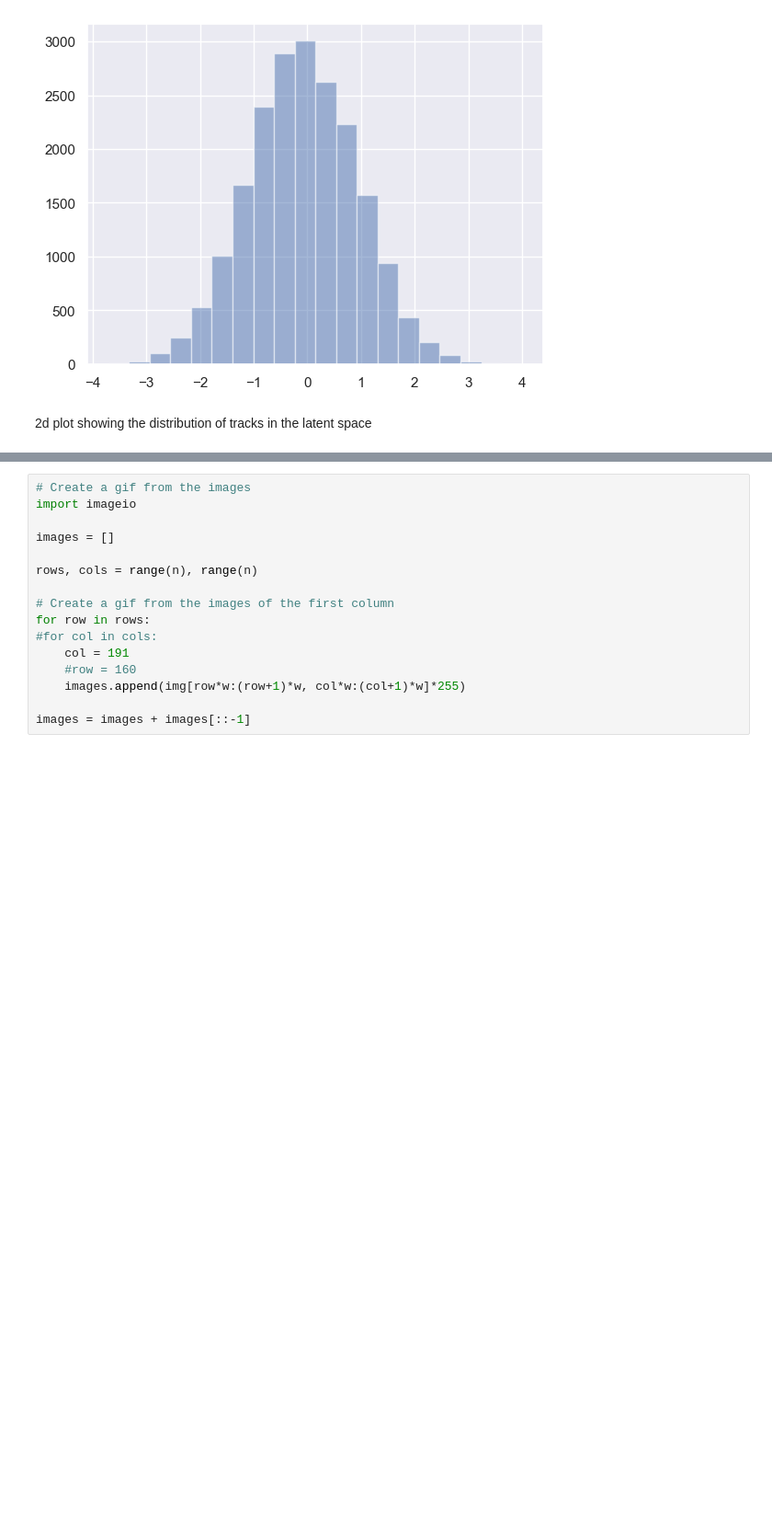
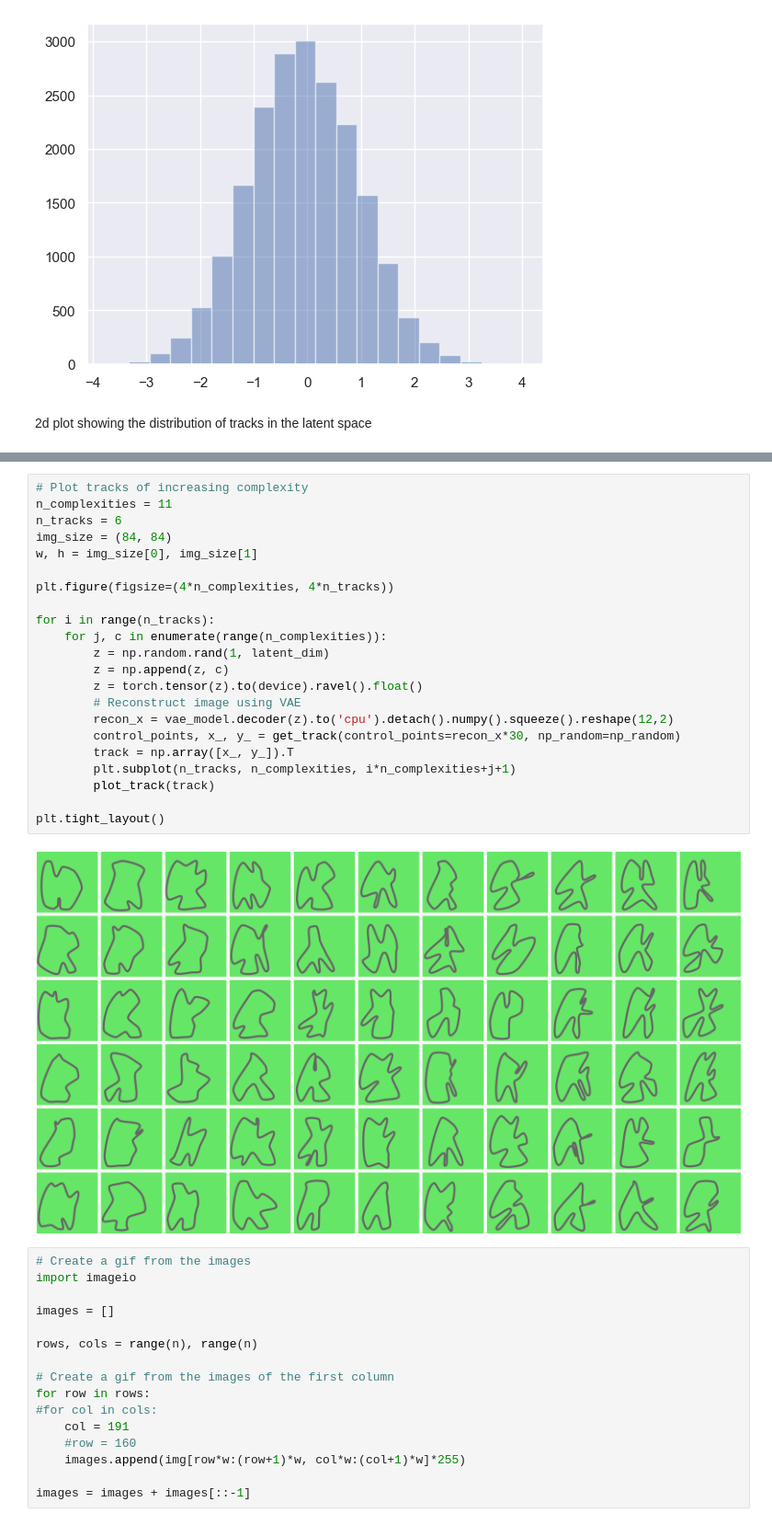
Before and after one commit to JuanJoseZapata/curriculum_learning_ws, a Jupyter notebook: scripts/VAE/CarRacing/VAE_CarRacing.ipynb, the cells around one changed output, grey strips where cells are left out. Shown at 92% size. Saved outputs shown, nothing was run; the diff lists cells and outputs as text; blank space fills up the shorter version.

```diff
--- a/scripts/VAE/CarRacing/VAE_CarRacing.ipynb
+++ b/scripts/VAE/CarRacing/VAE_CarRacing.ipynb
@@ -1216,3 +1220,27 @@ plt.show()
+# %%
+# Plot tracks of increasing complexity
+n_complexities = 11
+n_tracks = 6
+img_size = (84, 84)
+w, h = img_size[0], img_size[1]
+
+plt.figure(figsize=(4*n_complexities, 4*n_tracks))
+
+for i in range(n_tracks):
+    for j, c in enumerate(range(n_complexities)):
+        z = np.random.rand(1, latent_dim)
+        z = np.append(z, c)
+        z = torch.tensor(z).to(device).ravel().float()
+        # Reconstruct image using VAE
+        recon_x = vae_model.decoder(z).to('cpu').detach().numpy().squeeze().reshape(12,2)
+        control_points, x_, y_ = get_track(control_points=recon_x*30, np_random=np_random)
+        track = np.array([x_, y_]).T
+        plt.subplot(n_tracks, n_complexities, i*n_complexities+j+1)
+        plot_track(track)
+
+plt.tight_layout()
+# %% [output]
+[figure, added]
 # %%
 # Create a gif from the images
 import imageio
```
Also changed, not shown: parts of 9 cells of this notebook.
